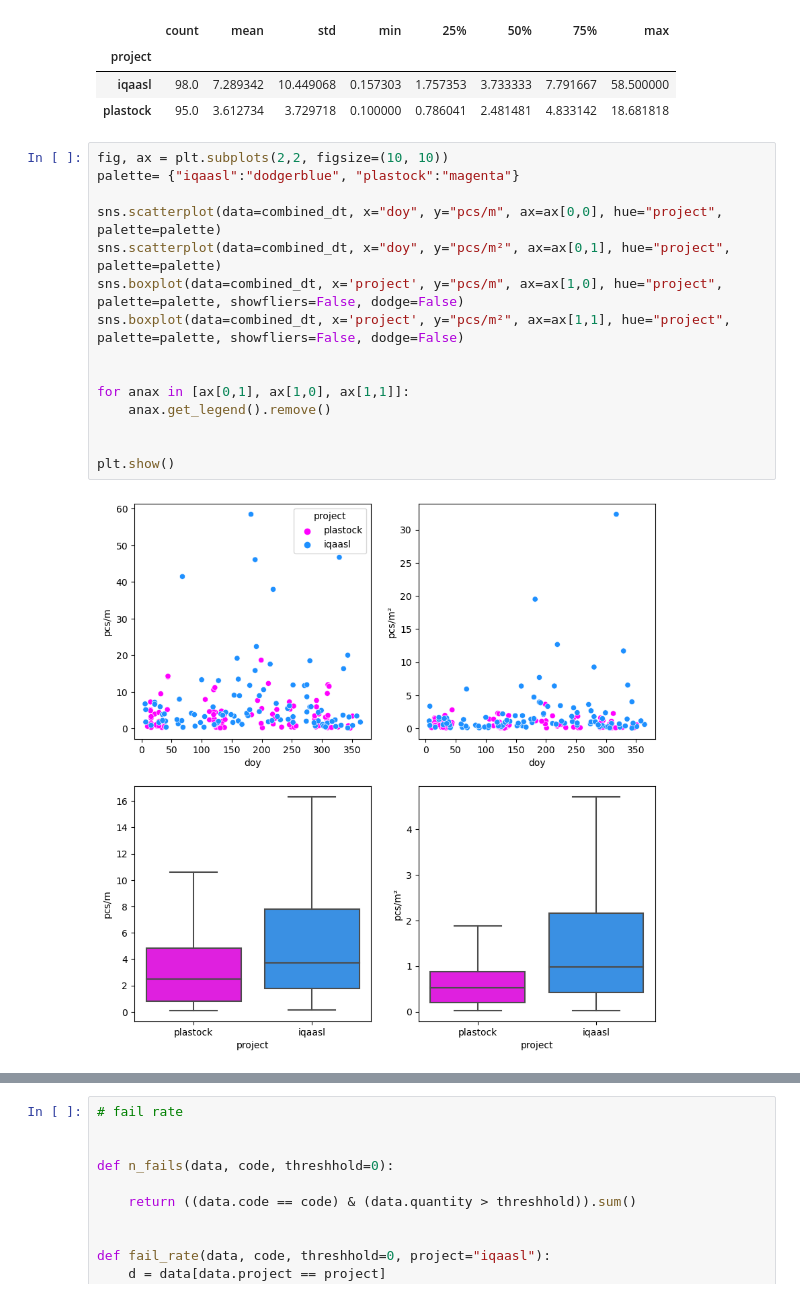
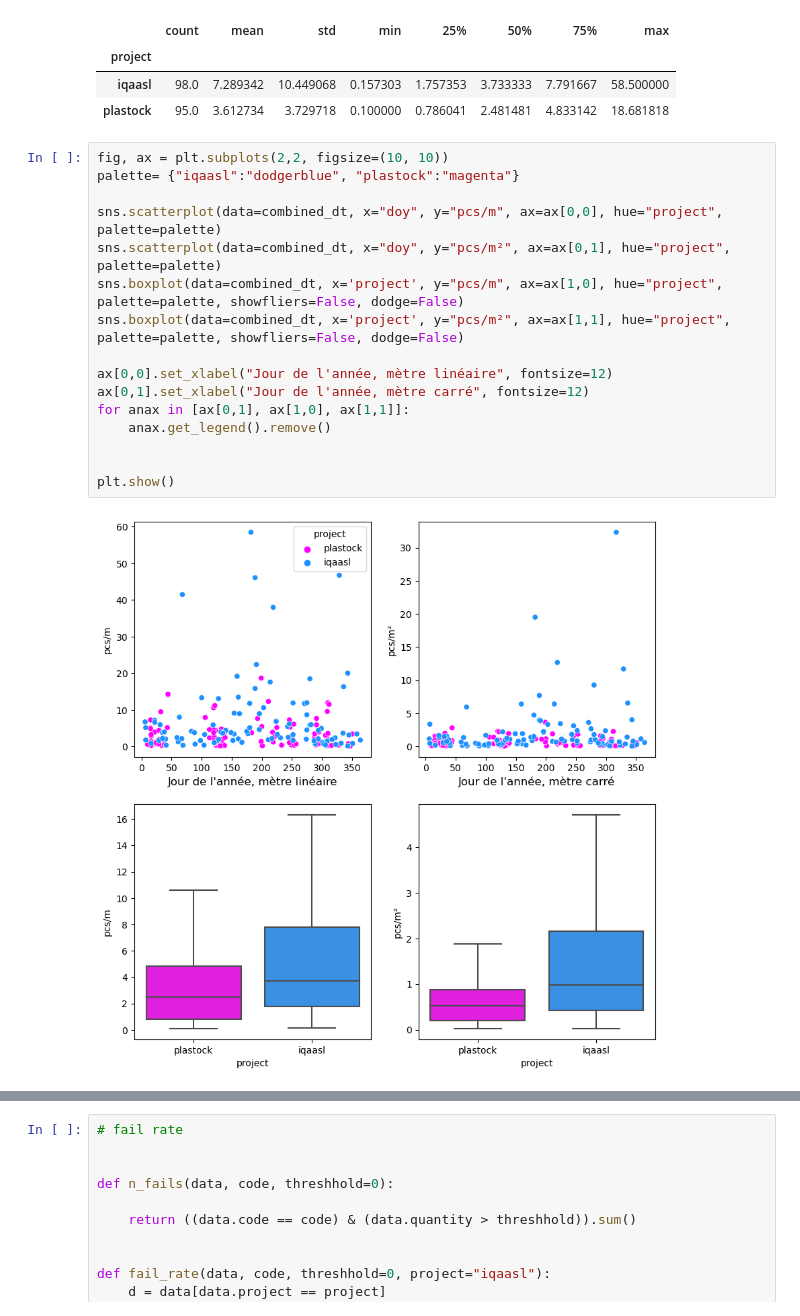
Before and after one commit to AssociationSauvegardeLeman/plastock, a Jupyter notebook: plastock_iqaasl.ipynb, the cells around one changed output, grey strips where cells are left out. Cells and saved outputs as stored; diff of their text form.

```diff
--- a/plastock_iqaasl.ipynb
+++ b/plastock_iqaasl.ipynb
@@ -237,17 +251,18 @@ summary_pm
 # %%
 fig, ax = plt.subplots(2,2, figsize=(10, 10))
 palette= {"iqaasl":"dodgerblue", "plastock":"magenta"}
 
 sns.scatterplot(data=combined_dt, x="doy", y="pcs/m", ax=ax[0,0], hue="project", palette=palette)
 sns.scatterplot(data=combined_dt, x="doy", y="pcs/m²", ax=ax[0,1], hue="project", palette=palette)
 sns.boxplot(data=combined_dt, x='project', y="pcs/m", ax=ax[1,0], hue="project", palette=palette, showfliers=False, dodge=False)
 sns.boxplot(data=combined_dt, x='project', y="pcs/m²", ax=ax[1,1], hue="project", palette=palette, showfliers=False, dodge=False)
 
-
+ax[0,0].set_xlabel("Jour de l'année, mètre linéaire", fontsize=12)
+ax[0,1].set_xlabel("Jour de l'année, mètre carré", fontsize=12)
 for anax in [ax[0,1], ax[1,0], ax[1,1]]:
     anax.get_legend().remove()
 
 
 plt.show()
 # %% [output]
-[figure, old version]
+[figure, new version]
```
Also changed, not shown: parts of 10 cells of this notebook.
